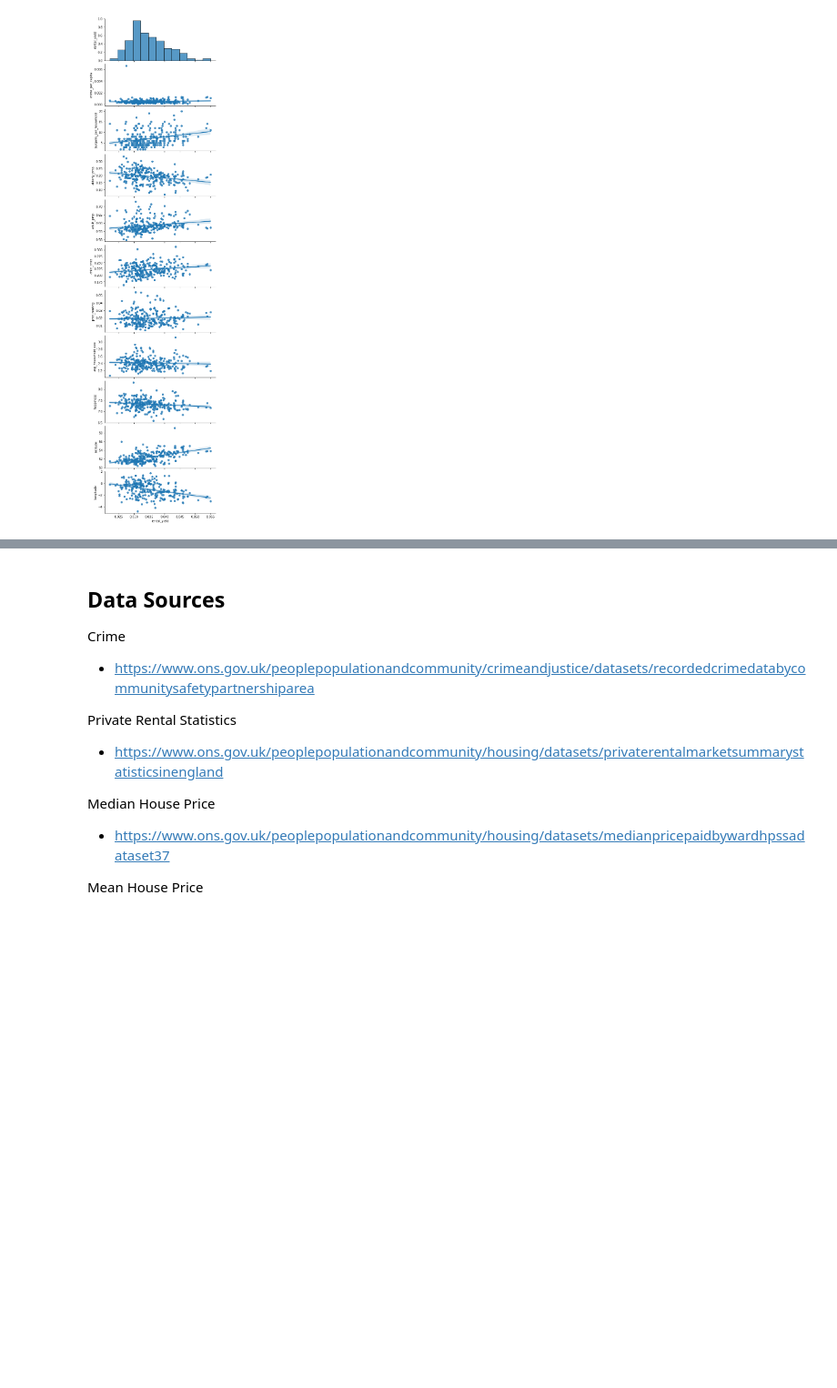
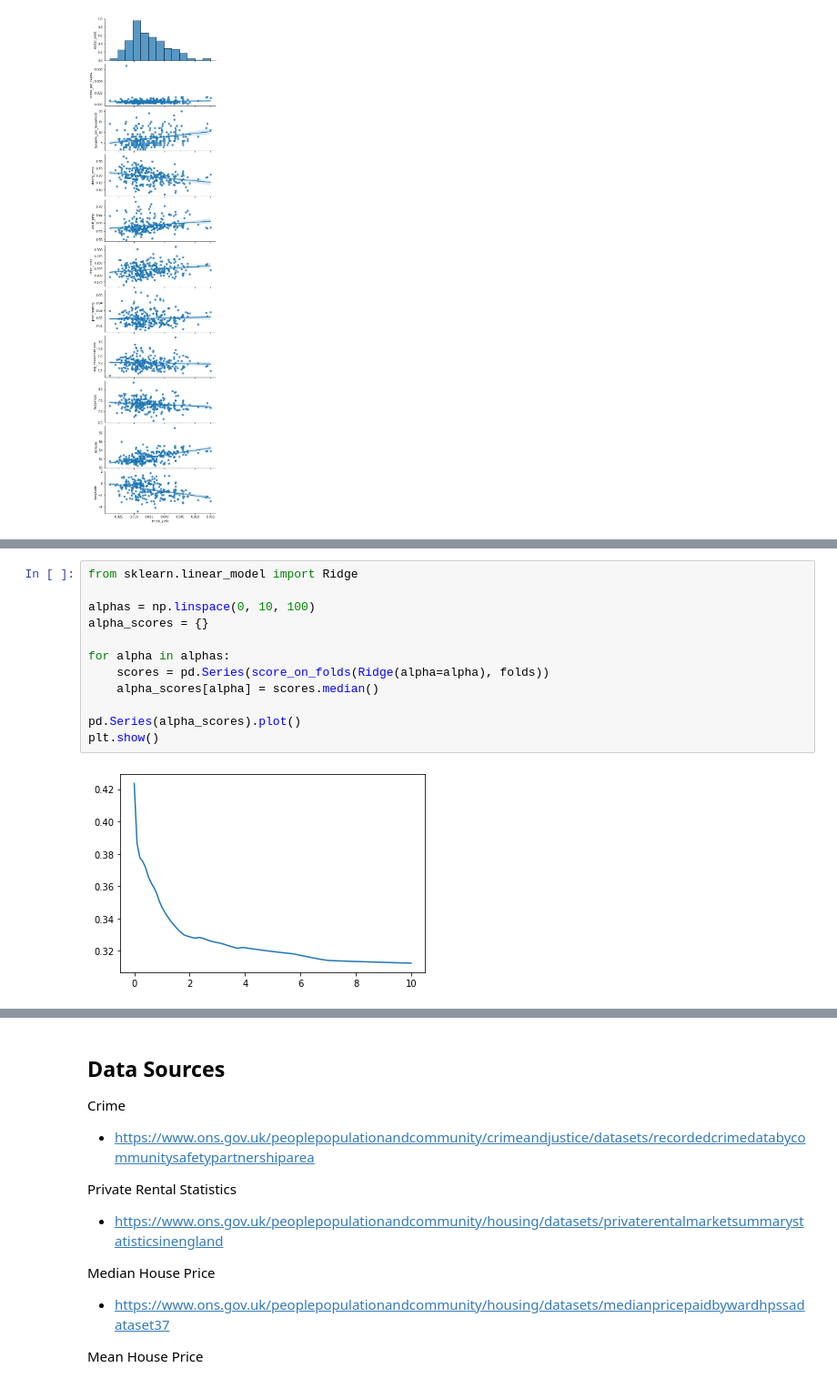
Before and after one commit to nikulpatel3141/ONS-Housing-Data, a Jupyter notebook: exploration.ipynb, the cells around one changed output, grey strips where cells are left out. Shown at 91% size. Drawn from its saved outputs; the diff is of its cells as text; blank space fills up the shorter version.

```diff
--- a/exploration.ipynb
+++ b/exploration.ipynb
@@ -253,0 +312,14 @@ plt.show()
+# %%
+from sklearn.linear_model import Ridge
+
+alphas = np.linspace(0, 10, 100)
+alpha_scores = {}
+
+for alpha in alphas:
+    scores = pd.Series(score_on_folds(Ridge(alpha=alpha), folds))
+    alpha_scores[alpha] = scores.median()
+
+pd.Series(alpha_scores).plot()
+plt.show()
+# %% [output]
+[figure, added]
```
Also changed, not shown: parts of 7 cells of this notebook, 1 other file.
